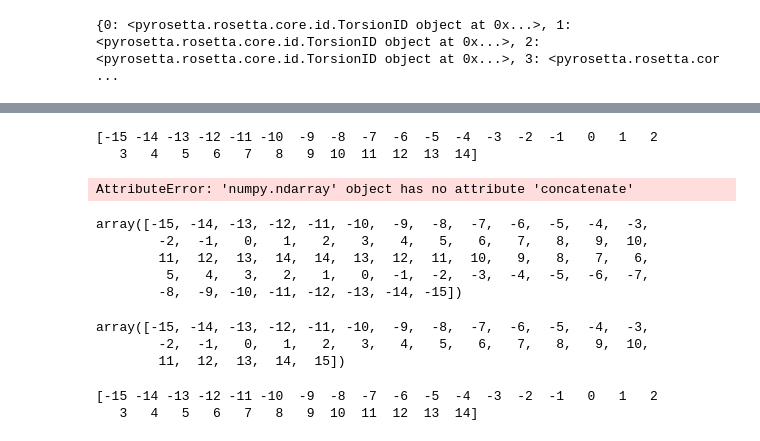
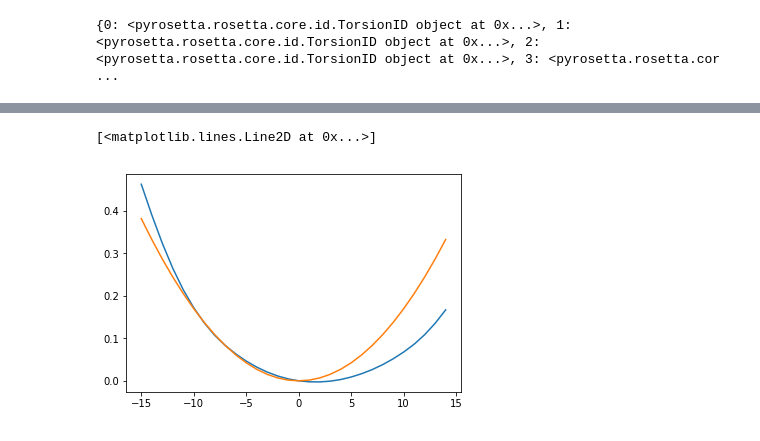
Before and after one commit to maa805/mining-minima, a Jupyter notebook: animation.ipynb, the cells around one changed output, grey strips where cells are left out. Cells and saved outputs as stored; diff of their text form; code cells hidden in the pictures.

```diff
--- a/animation.ipynb
+++ b/animation.ipynb
@@ -286,28 +303,7 @@ for hh in h:
-# %%
-print h
-# %% [output]
-[-15 -14 -13 -12 -11 -10  -9  -8  -7  -6  -5  -4  -3  -2  -1   0   1   2
-   3   4   5   6   7   8   9  10  11  12  13  14]
-# %%
-h.concatenate(np.arange(15,-15,1))
-# %% [output]
-AttributeError: 'numpy.ndarray' object has no attribute 'concatenate'
-# %%
-np.concatenate((h, h[ : :-1]))
-# %% [output]
-array([-15, -14, -13, -12, -11, -10,  -9,  -8,  -7,  -6,  -5,  -4,  -3,
-        -2,  -1,   0,   1,   2,   3,   4,   5,   6,   7,   8,   9,  10,
-        11,  12,  13,  14,  14,  13,  12,  11,  10,   9,   8,   7,   6,
-         5,   4,   3,   2,   1,   0,  -1,  -2,  -3,  -4,  -5,  -6,  -7,
-        -8,  -9, -10, -11, -12, -13, -14, -15])
-# %%
-np.append(h, 15)
-# %% [output]
-array([-15, -14, -13, -12, -11, -10,  -9,  -8,  -7,  -6,  -5,  -4,  -3,
-        -2,  -1,   0,   1,   2,   3,   4,   5,   6,   7,   8,   9,  10,
-        11,  12,  13,  14,  15])
-# %%
-print h
-# %% [output]
-[-15 -14 -13 -12 -11 -10  -9  -8  -7  -6  -5  -4  -3  -2  -1   0   1   2
-   3   4   5   6   7   8   9  10  11  12  13  14]
+# %%
+
+plt.plot(h, bar)
+plt.plot(h, K*(h)**2)
+# %% [output]
+[<matplotlib.lines.Line2D at 0x...>]
+[figure, added]
```
Also changed, not shown: parts of 6 cells of this notebook, 1 other file.
